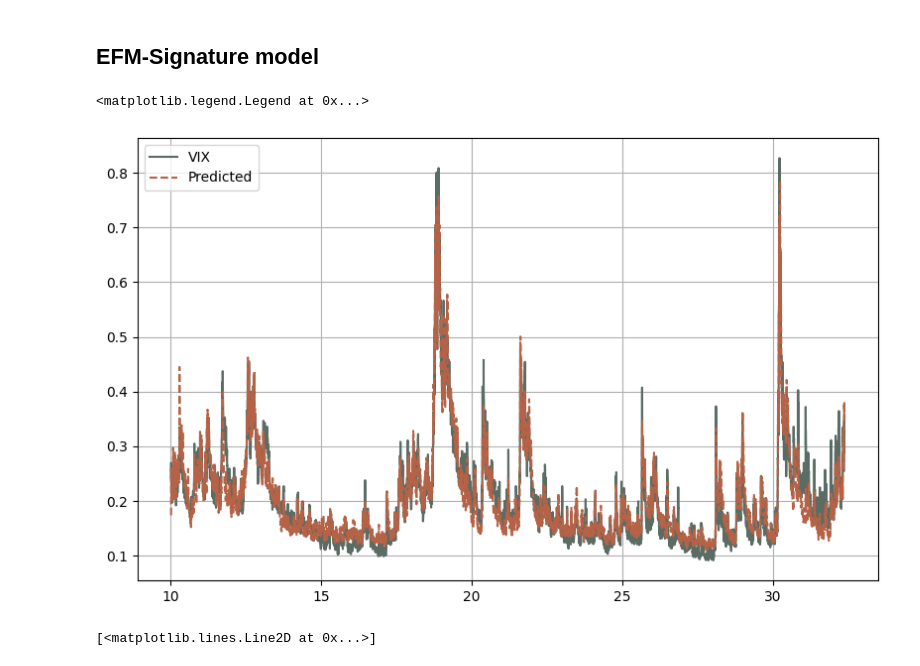
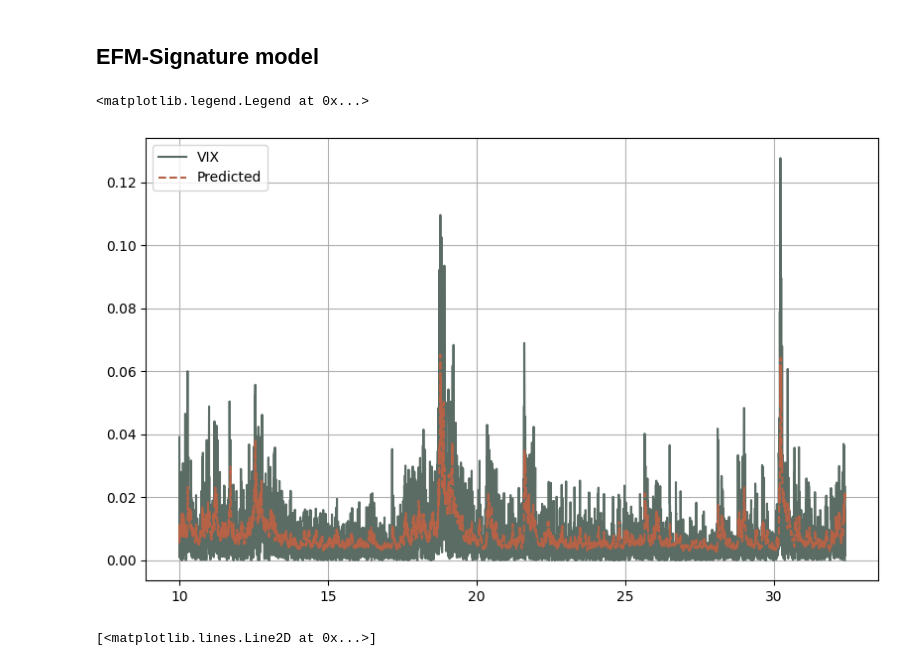
Before and after one commit to MrG1raffe/signature, a Jupyter notebook: notebooks/SPX-VIX_EFM-Signature.ipynb, the cells around one changed output. Cells and saved outputs as stored; diff of their text form; code cells hidden in the pictures.

```diff
--- a/notebooks/SPX-VIX_EFM-Signature.ipynb
+++ b/notebooks/SPX-VIX_EFM-Signature.ipynb
@@ -90,41 +126,44 @@ path = np.vstack([
     np.log(spx) / 10,
     np.concatenate([[0], np.cumsum(np.diff(np.log(spx))**2)]) * 2,
 ]).T
-trunc = 3
+trunc = 2
 lam = np.array([10, 10, 10])
 kwargs = {}
 
 # path = np.vstack([
 #     time_grid,
 #     np.log(spx),
 #     np.concatenate([np.log(spx)[0:1], np.log(spx)[0:-1]]),
 # ]).T
 # trunc = 3
 # lam = np.array([9, 1])
 # kwargs = {"lam_idx": [0, 1, 1]}
 
 
 dim = path.shape[1]
 if "lead_lag_idx" in kwargs:
     dim += kwargs["lead_lag_idx"].size
 
 X = np.hstack([time_grid[:, None], path])
-y = np.array(vix[burn_in:])
+# y = np.array(vix[burn_in:])
+
+spx_abs_returns = np.abs(np.diff(np.log(spx), append=np.log(spx)[-1:]))
+y = spx_abs_returns[burn_in:]
 
 pipe = Pipeline([
     ('sig', EFMSignatureTransform(trunc=trunc, lam=lam, burn_in=burn_in, **kwargs)),
     ('scaler', StandardScaler()),
     ('regressor', Ridge())
 ])
 
 pipe.fit(X, y)
 
 plt.plot(time_grid[burn_in:], y, label="VIX")
 plt.plot(time_grid[burn_in:], pipe.predict(X), "--", label="Predicted")
 plt.legend()
 # %% [output]
 <matplotlib.legend.Legend at 0x...>
-[figure, old version]
+[figure, new version]
 # %%
 plt.plot(time_grid[1:], np.diff(path[:, 0], axis=0))
 plt.plot(time_grid[1:], np.diff(path[:, 1], axis=0))
```
Also changed, not shown: parts of 4 cells of this notebook, 2 other files.
